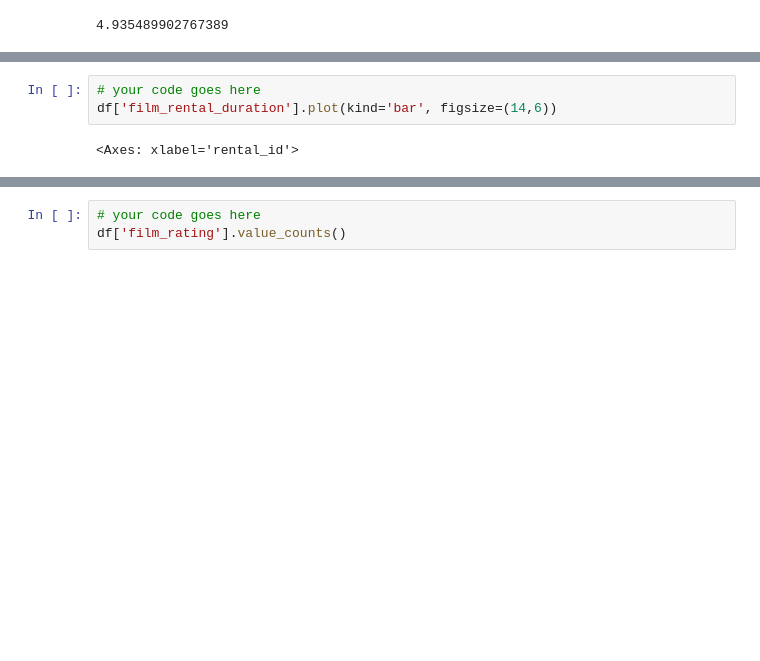
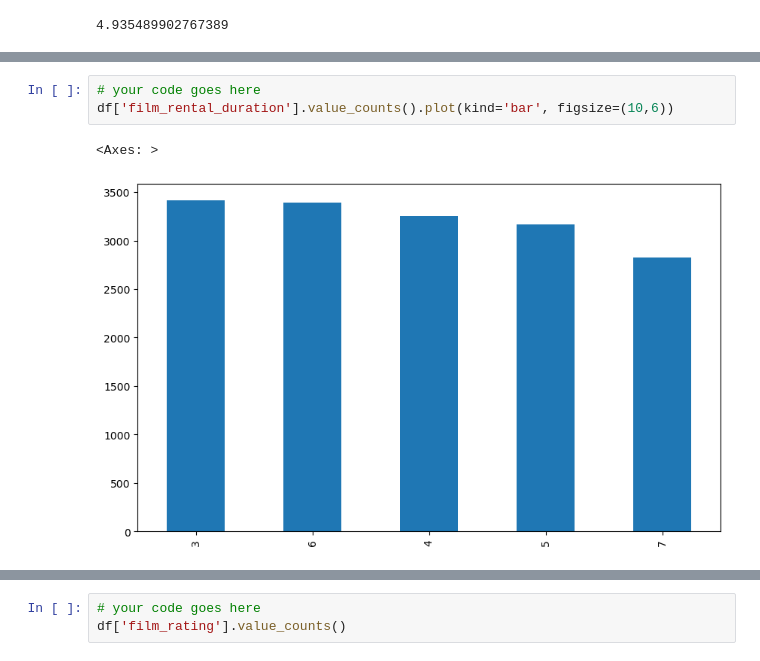
Before and after one commit to HvTung04/uetDataScience_course, a Jupyter notebook: week_ (1)/Exercises_2.ipynb, the cells around one changed output, grey strips where cells are left out. Saved outputs shown, nothing was run; the diff lists cells and outputs as text; blank space fills up the shorter version.

```diff
--- a/week_ (1)/Exercises_2.ipynb
+++ b/week_ (1)/Exercises_2.ipynb
@@ -69,9 +69,10 @@ df['film_rental_duration'].mean()
 Show a <b>bar plot</b> with all the durations.
 # %%
 # your code goes here
-df['film_rental_duration'].plot(kind='bar', figsize=(14,6))
+df['film_rental_duration'].value_counts().plot(kind='bar', figsize=(10,6))
 # %% [output]
-<Axes: xlabel='rental_id'>
+<Axes: >
+[figure, added]
 # %% [markdown]
 ![green-divider](https://user-images.githubusercontent.com/7065401/52071924-c003ad80-2562-11e9-8297-1c6595f8a7ff.png)
 
```
Also changed, not shown: parts of 21 cells of this notebook.
